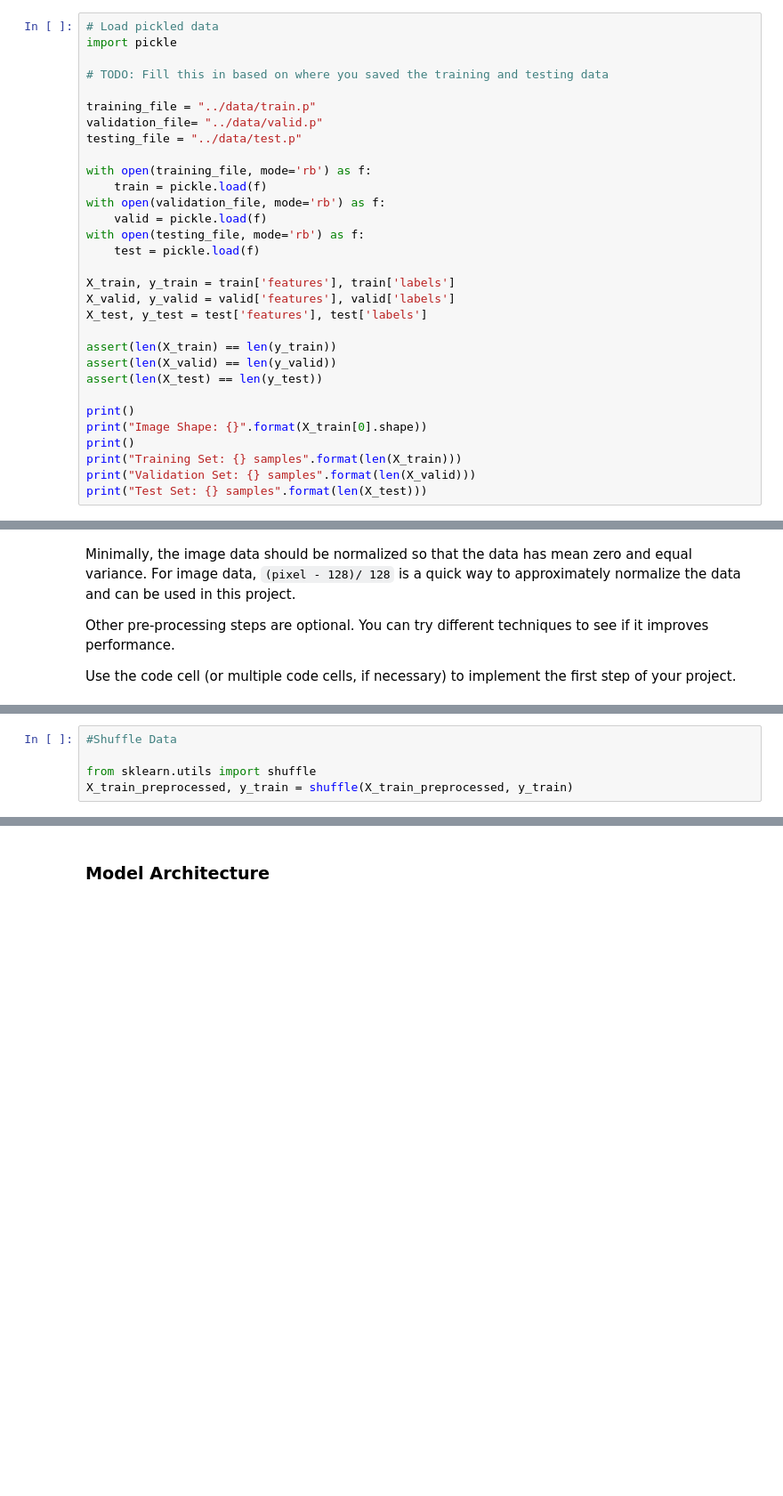
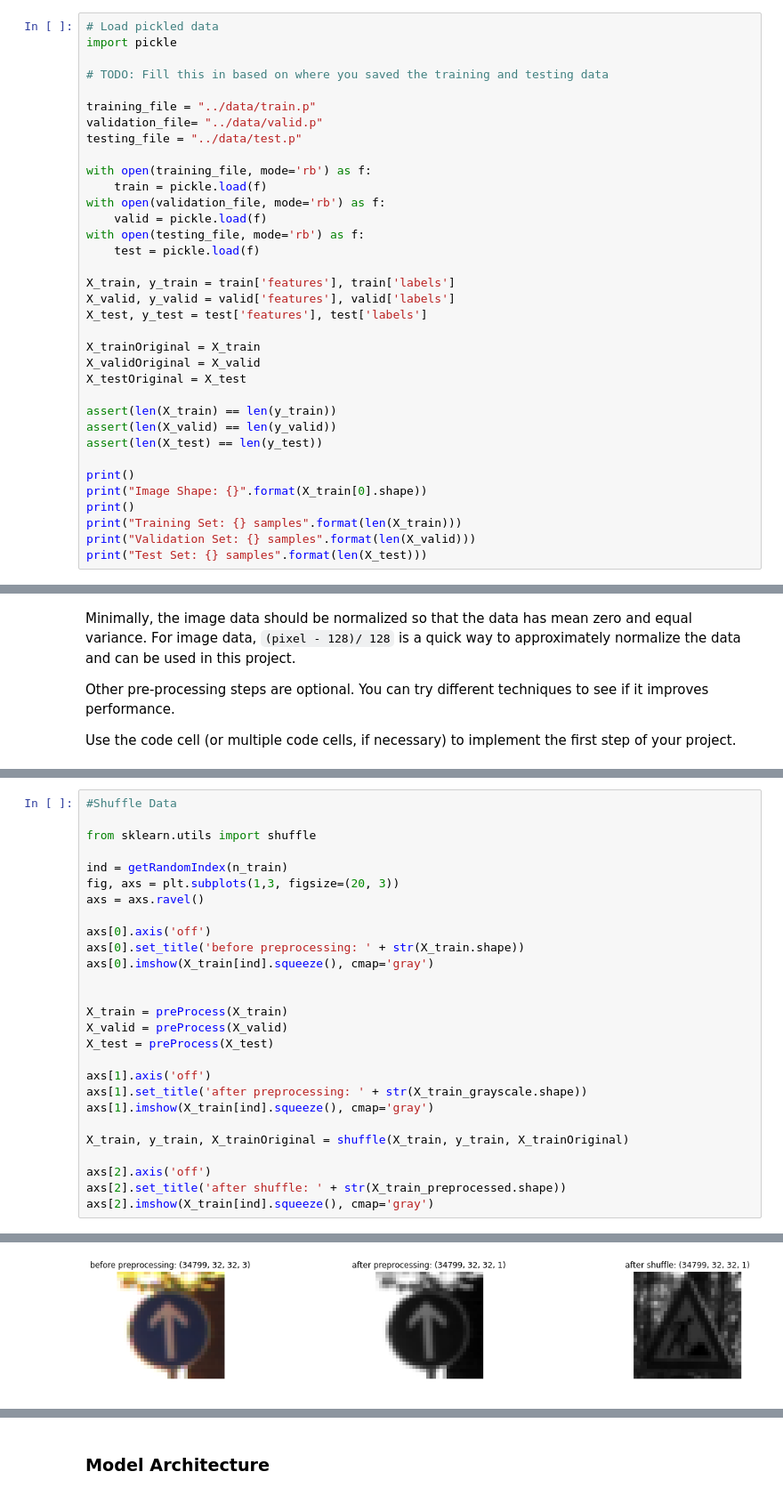
Before and after one commit to mhusseinsh/CarND-Traffic-Sign-Classifier-Project, a Jupyter notebook: Traffic_Sign_Classifier.ipynb, the cells around one changed output, grey strips where cells are left out. Shown at 89% size. Cells and saved outputs as stored; diff of their text form; blank space fills up the shorter version.

```diff
--- a/Traffic_Sign_Classifier.ipynb
+++ b/Traffic_Sign_Classifier.ipynb
@@ -51,6 +40,10 @@ X_train, y_train = train['features'], train['labels']
 X_valid, y_valid = valid['features'], valid['labels']
 X_test, y_test = test['features'], test['labels']
 
+X_trainOriginal = X_train
+X_validOriginal = X_valid
+X_testOriginal = X_test
+
 assert(len(X_train) == len(y_train))
 assert(len(X_valid) == len(y_valid))
 assert(len(X_test) == len(y_test))
@@ -328,5 +320,28 @@ plt.show()
-# %%
-#Shuffle Data
-
-from sklearn.utils import shuffle
-X_train_preprocessed, y_train = shuffle(X_train_preprocessed, y_train)
+# %%
+#Shuffle Data
+
+from sklearn.utils import shuffle
+
+ind = getRandomIndex(n_train)
+fig, axs = plt.subplots(1,3, figsize=(20, 3))
+axs = axs.ravel()
+
+axs[0].axis('off')
+axs[0].set_title('before preprocessing: ' + str(X_train.shape))
+axs[0].imshow(X_train[ind].squeeze(), cmap='gray')
+
+
+X_train = preProcess(X_train)
+X_valid = preProcess(X_valid)
+X_test = preProcess(X_test)
+
+axs[1].axis('off')
+axs[1].set_title('after preprocessing: ' + str(X_train_grayscale.shape))
+axs[1].imshow(X_train[ind].squeeze(), cmap='gray')
+
+X_train, y_train, X_trainOriginal = shuffle(X_train, y_train, X_trainOriginal)
+
+axs[2].axis('off')
+axs[2].set_title('after shuffle: ' + str(X_train_preprocessed.shape))
+axs[2].imshow(X_train[ind].squeeze(), cmap='gray')
+# %% [output]
@@ -333,3 +349,4 @@ X_train_preprocessed, y_train = shuffle(X_train_preprocessed, y_train)
+[figure, added]
 # %%
 import tensorflow as tf
 
```
Also changed, not shown: parts of 42 cells of this notebook, 12 other files.
